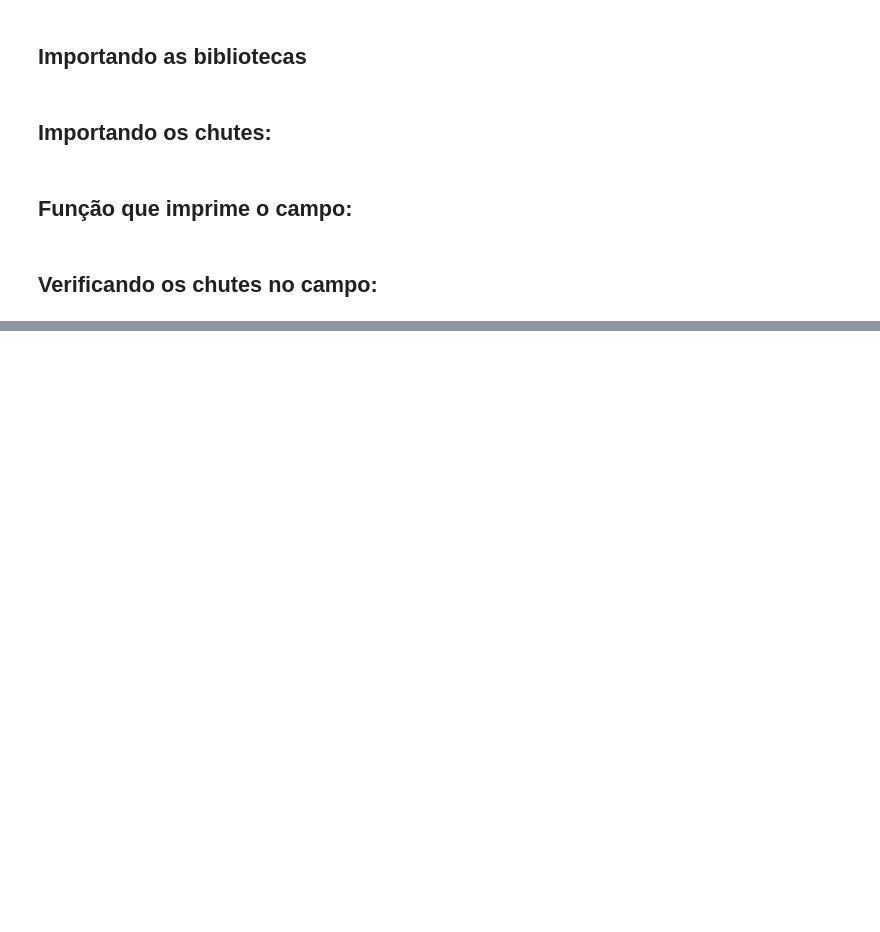
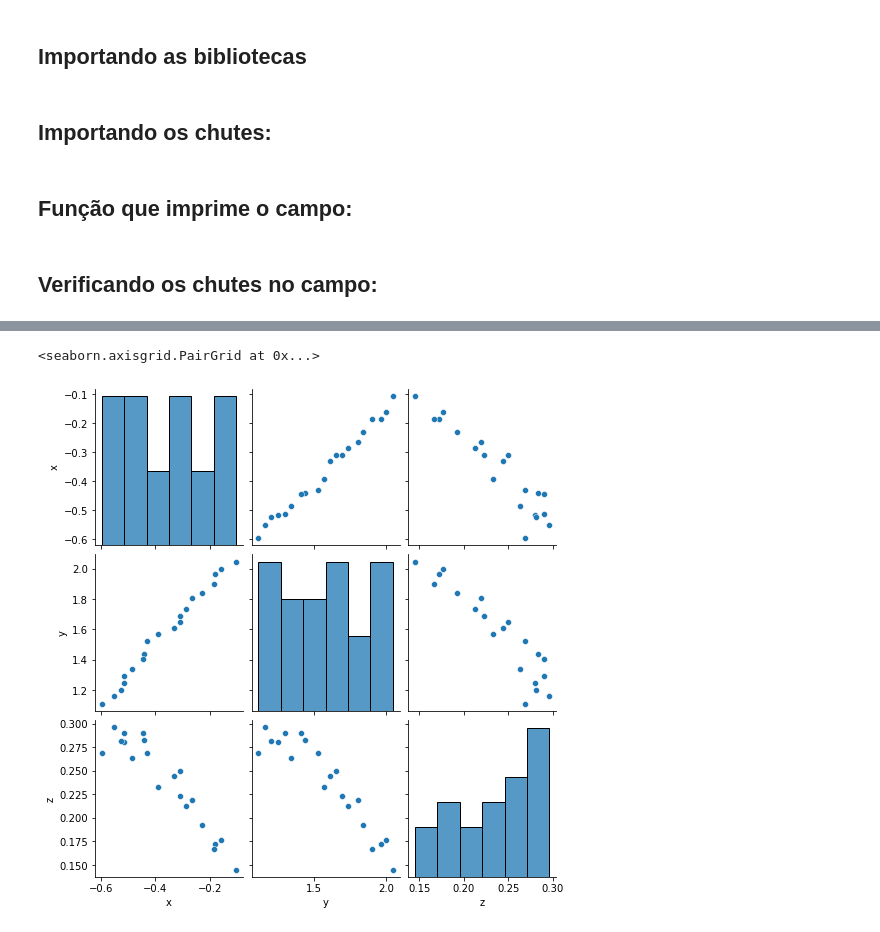
Before and after one commit to yanprada/MO444-discipline, a Jupyter notebook: trab2/Trab2_yan.ipynb, the cells around one changed output, grey strips where cells are left out. Cells and saved outputs as stored; diff of their text form; code cells hidden in the pictures; blank space fills up the shorter version.

```diff
--- a/trab2/Trab2_yan.ipynb
+++ b/trab2/Trab2_yan.ipynb
@@ -100,0 +164,5 @@ plt.show()
+# %%
+sns.pairplot(kick2)
+# %% [output]
+<seaborn.axisgrid.PairGrid at 0x...>
+[figure, added]
```
Also changed, not shown: parts of 7 cells of this notebook.
